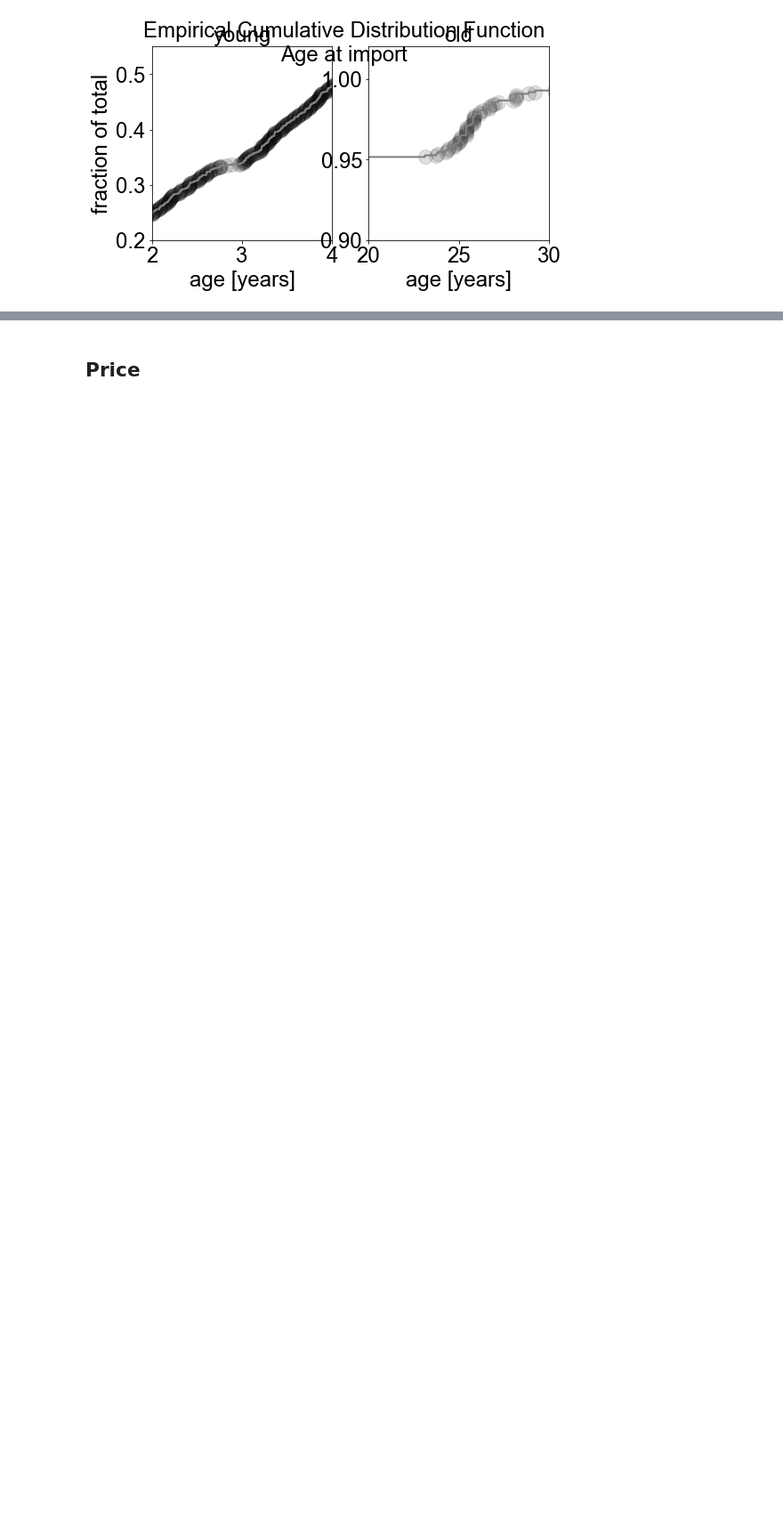
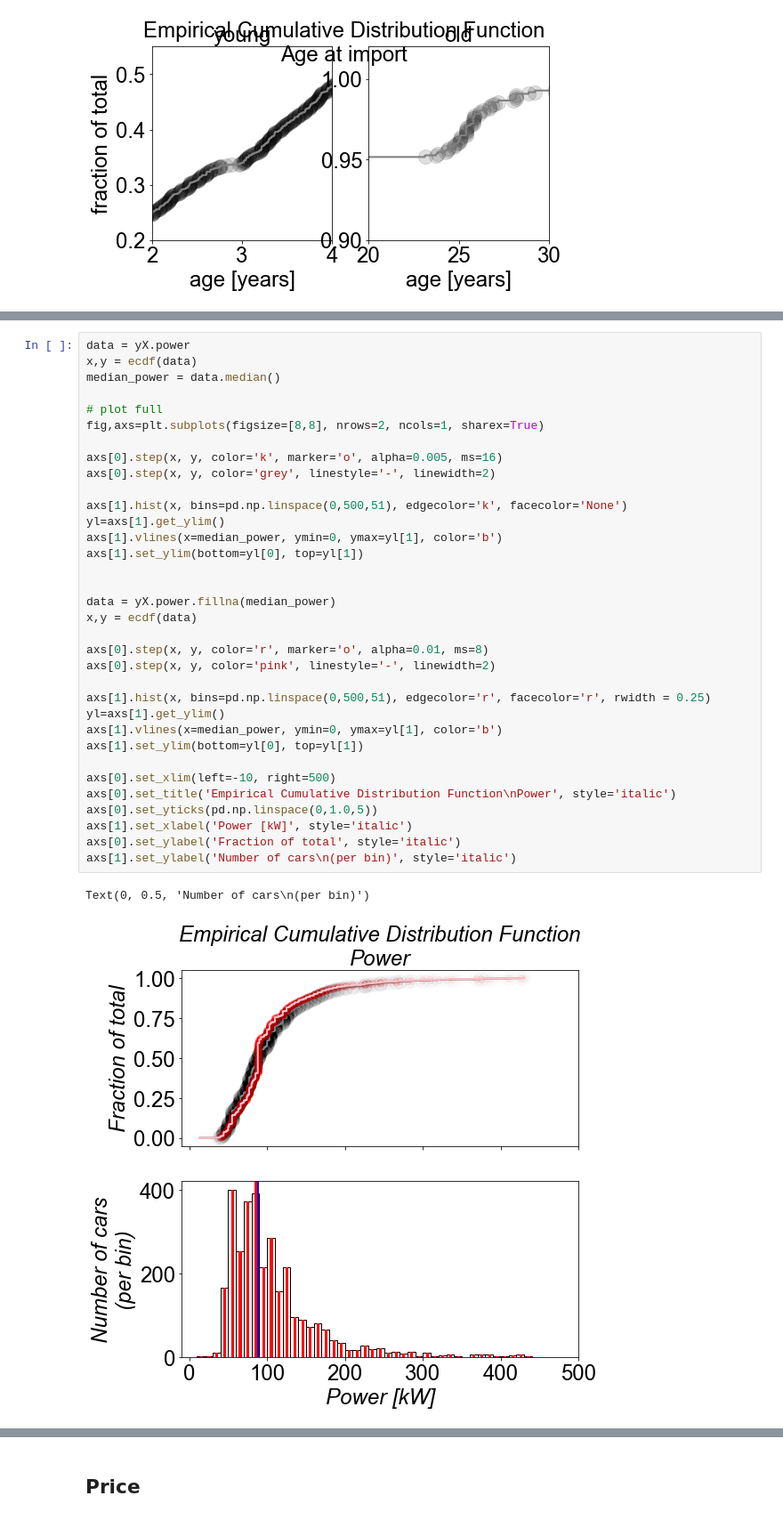
Before and after one commit to r5atom/Saturday-Datascience, a Jupyter notebook: code/eda-after-merge.ipynb, the cells around one changed output, grey strips where cells are left out. Shown at 89% size. Drawn from its saved outputs; the diff is of its cells as text; blank space fills up the shorter version.

```diff
--- a/code/eda-after-merge.ipynb
+++ b/code/eda-after-merge.ipynb
@@ -214 +235,38 @@ Text(0.5, 1.0, 'old')
+# %%
+data = yX.power
+x,y = ecdf(data)
+median_power = data.median()
+
+# plot full
+fig,axs=plt.subplots(figsize=[8,8], nrows=2, ncols=1, sharex=True)
+
+axs[0].step(x, y, color='k', marker='o', alpha=0.005, ms=16)
+axs[0].step(x, y, color='grey', linestyle='-', linewidth=2)
+
+axs[1].hist(x, bins=pd.np.linspace(0,500,51), edgecolor='k', facecolor='None')
+yl=axs[1].get_ylim()
+axs[1].vlines(x=median_power, ymin=0, ymax=yl[1], color='b')
+axs[1].set_ylim(bottom=yl[0], top=yl[1])
+
+
+data = yX.power.fillna(median_power)
+x,y = ecdf(data)
+
+axs[0].step(x, y, color='r', marker='o', alpha=0.01, ms=8)
+axs[0].step(x, y, color='pink', linestyle='-', linewidth=2)
+
+axs[1].hist(x, bins=pd.np.linspace(0,500,51), edgecolor='r', facecolor='r', rwidth = 0.25)
+yl=axs[1].get_ylim()
+axs[1].vlines(x=median_power, ymin=0, ymax=yl[1], color='b')
+axs[1].set_ylim(bottom=yl[0], top=yl[1])
+
+axs[0].set_xlim(left=-10, right=500)
+axs[0].set_title('Empirical Cumulative Distribution Function\nPower', style='italic')
+axs[0].set_yticks(pd.np.linspace(0,1.0,5))
+axs[1].set_xlabel('Power [kW]', style='italic')
+axs[0].set_ylabel('Fraction of total', style='italic')
+axs[1].set_ylabel('Number of cars\n(per bin)', style='italic')
+# %% [output]
+Text(0, 0.5, 'Number of cars\n(per bin)')
+[figure, added]
 # %% [markdown]
```
Also changed, not shown: parts of 15 cells of this notebook, 3 other files.
